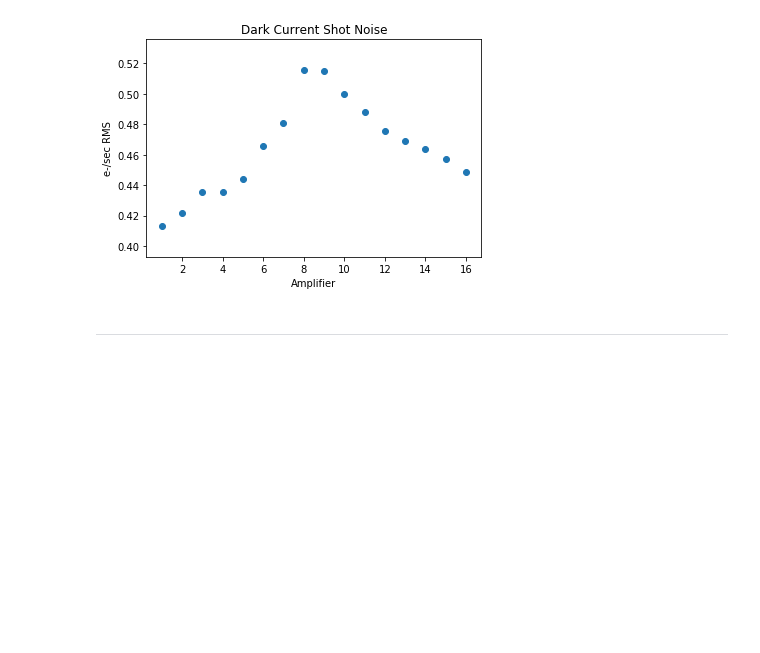
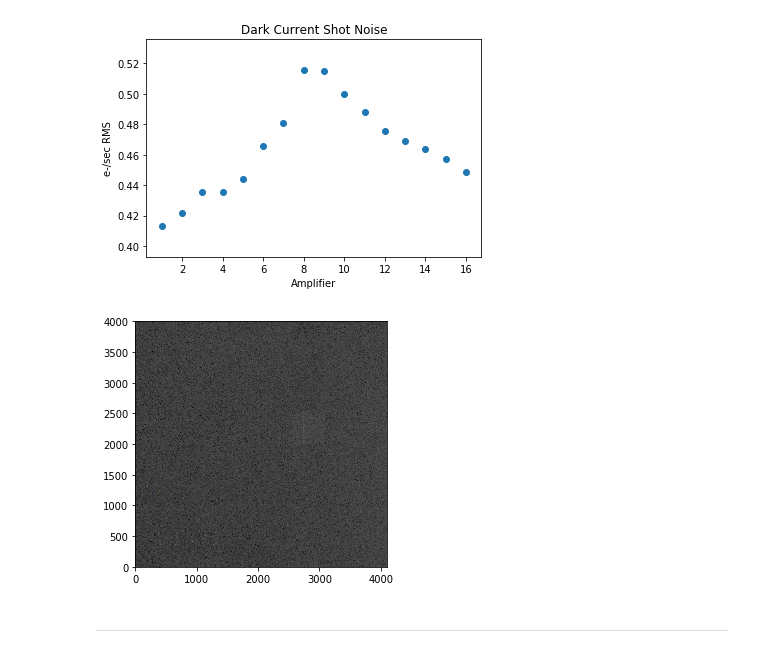
Before and after one commit to lsst/bootcamp-work, a Jupyter notebook: isr_exploration/noise_distributions.ipynb, the cells around one changed output. Drawn from its saved outputs; the diff is of its cells as text; code cells hidden in the pictures; blank space fills up the shorter version.

Commit message:
Added an image of the master dark file.

```diff
--- a/isr_exploration/noise_distributions.ipynb
+++ b/isr_exploration/noise_distributions.ipynb
@@ -580,6 +580,14 @@ plt.xlabel('Amplifier')
 # %% [output]
 Text(0.5,0,'Amplifier')
 [figure]
+# %%
+afwDisplay.setDefaultBackend('matplotlib')
+my_display = afwDisplay.Display()
+my_display.scale("asinh", "zscale")
+#my_display.mtv(raw.getMaskedImage()) # Plot the raw image
+my_display.mtv(dark)
+# %% [output]
+[figure, added]
 # %% [markdown]
 ---
 # %% [markdown]
```
Also changed, not shown: parts of 1 cell of this notebook.
